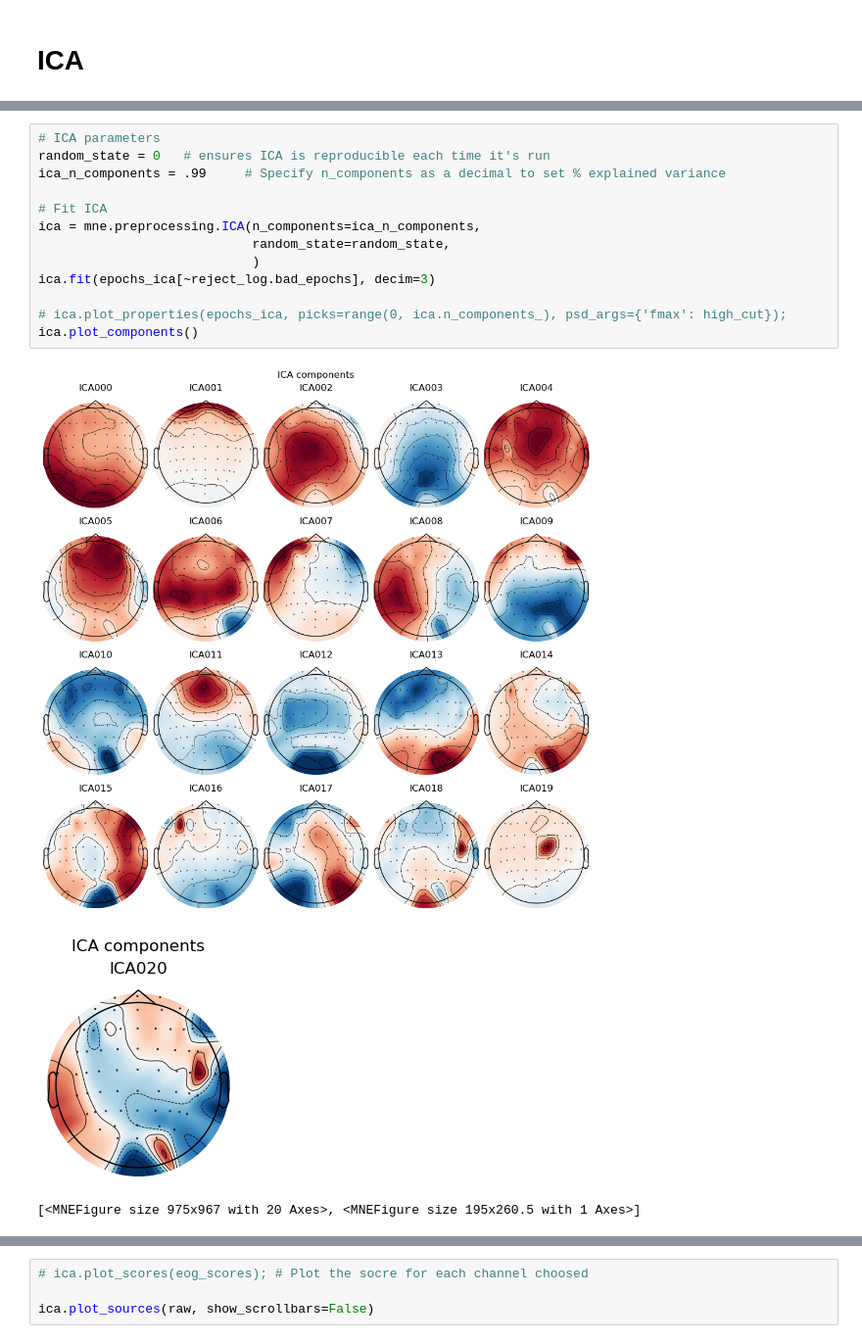
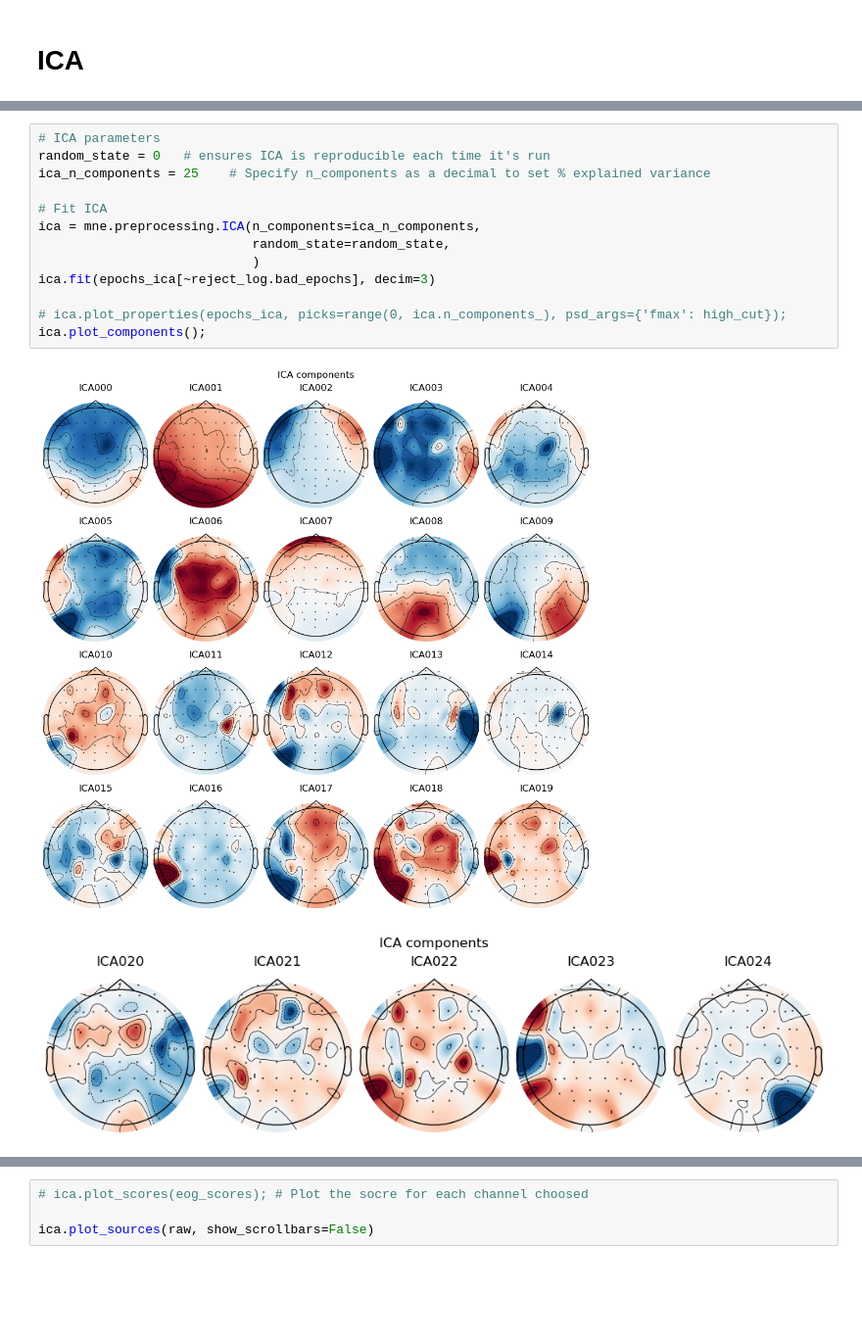
Before and after one commit to ErKnot/eeg-TFA-DEVIA, a Jupyter notebook: EEG_EDA.ipynb, the cells around one changed output, grey strips where cells are left out. Shown at 98% size. Saved outputs shown, nothing was run; the diff lists cells and outputs as text; blank space fills up the shorter version.

```diff
--- a/EEG_EDA.ipynb
+++ b/EEG_EDA.ipynb
@@ -200,20 +198,19 @@ reject_log.plot('horizontal', aspect='auto');
 # %%
 # ICA parameters
 random_state = 0   # ensures ICA is reproducible each time it's run
-ica_n_components = .99     # Specify n_components as a decimal to set % explained variance
+ica_n_components = 25    # Specify n_components as a decimal to set % explained variance
 
 # Fit ICA
 ica = mne.preprocessing.ICA(n_components=ica_n_components,
                             random_state=random_state,
                             )
 ica.fit(epochs_ica[~reject_log.bad_epochs], decim=3)
 
 # ica.plot_properties(epochs_ica, picks=range(0, ica.n_components_), psd_args={'fmax': high_cut});
-ica.plot_components()
+ica.plot_components();
 # %% [output]
-[figure, old version]
+[figure, new version]
-[figure, old version]
+[figure, new version]
-[<MNEFigure size 975x967 with 20 Axes>, <MNEFigure size 195x260.5 with 1 Axes>]
 # %%
 ica.exclude = []
 num_excl = 0
```
Also changed, not shown: parts of 9 cells of this notebook.
